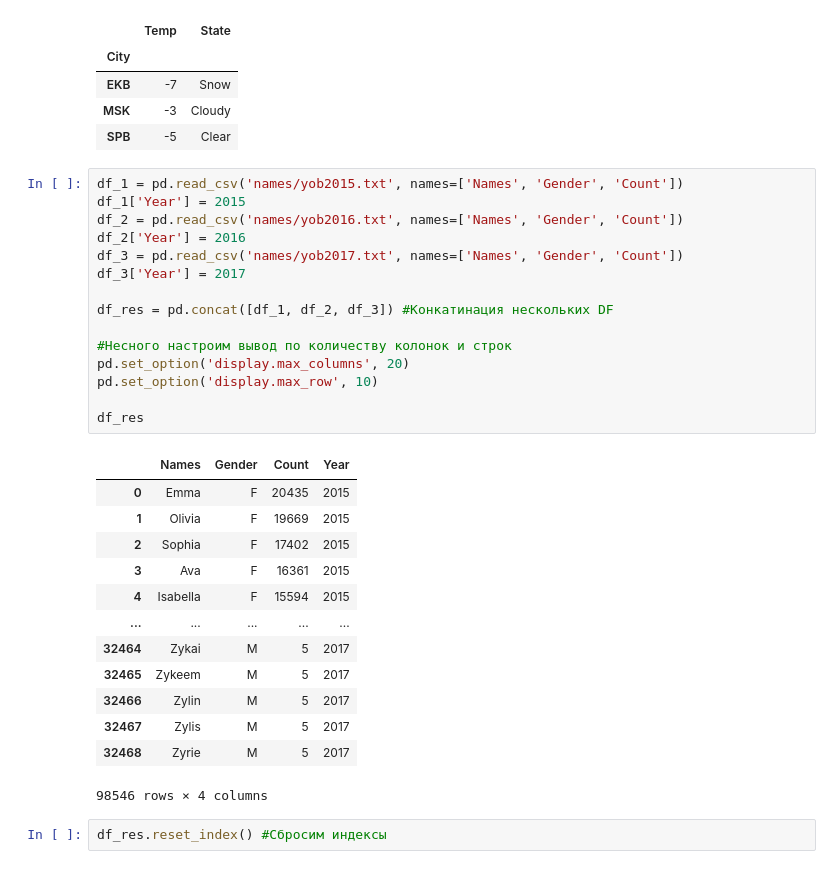
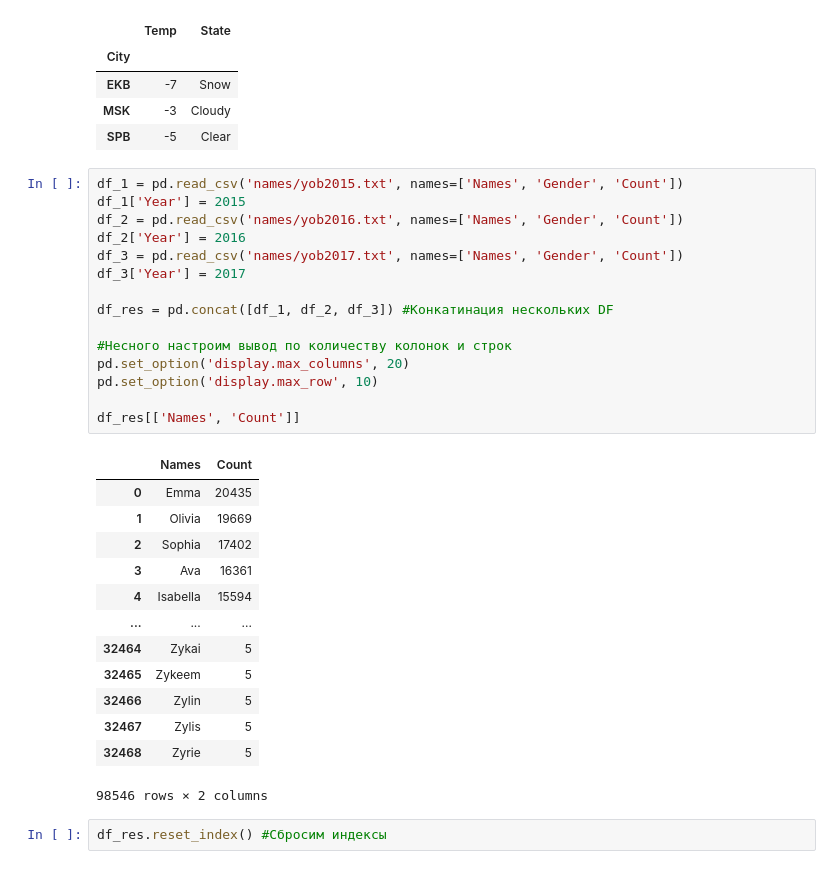
Before and after one commit to apisourse/netology_python_ad, a Jupyter notebook: 2-10/2-10.ipynb, the cells around one changed output. Cells and saved outputs as stored; diff of their text form.

```diff
--- a/2-10/2-10.ipynb
+++ b/2-10/2-10.ipynb
@@ -176,32 +176,32 @@ cities_df.sort_index() #Обычная сортировка по индексу
 # %%
 df_1 = pd.read_csv('names/yob2015.txt', names=['Names', 'Gender', 'Count'])
 df_1['Year'] = 2015
 df_2 = pd.read_csv('names/yob2016.txt', names=['Names', 'Gender', 'Count'])
 df_2['Year'] = 2016
 df_3 = pd.read_csv('names/yob2017.txt', names=['Names', 'Gender', 'Count'])
 df_3['Year'] = 2017
 
 df_res = pd.concat([df_1, df_2, df_3]) #Конкатинация нескольких DF
 
 #Несного настроим вывод по количеству колонок и строк
 pd.set_option('display.max_columns', 20)
 pd.set_option('display.max_row', 10)
 
-df_res
+df_res[['Names', 'Count']]
 # %% [output]
-|  | Names | Gender | Count | Year |
-| 0 | Emma | F | 20435 | 2015 |
-| 1 | Olivia | F | 19669 | 2015 |
-| 2 | Sophia | F | 17402 | 2015 |
-| 3 | Ava | F | 16361 | 2015 |
-| 4 | Isabella | F | 15594 | 2015 |
-| ... | ... | ... | ... | ... |
-| 32464 | Zykai | M | 5 | 2017 |
-| 32465 | Zykeem | M | 5 | 2017 |
-| 32466 | Zylin | M | 5 | 2017 |
-| 32467 | Zylis | M | 5 | 2017 |
-| 32468 | Zyrie | M | 5 | 2017 |
+|  | Names | Count |
+| 0 | Emma | 20435 |
+| 1 | Olivia | 19669 |
+| 2 | Sophia | 17402 |
+| 3 | Ava | 16361 |
+| 4 | Isabella | 15594 |
+| ... | ... | ... |
+| 32464 | Zykai | 5 |
+| 32465 | Zykeem | 5 |
+| 32466 | Zylin | 5 |
+| 32467 | Zylis | 5 |
+| 32468 | Zyrie | 5 |
-98546 rows × 4 columns
+98546 rows × 2 columns
 # %%
 df_res.reset_index() #Сбросим индексы
 # %% [output]
```
Also changed, not shown: 1 other file.
